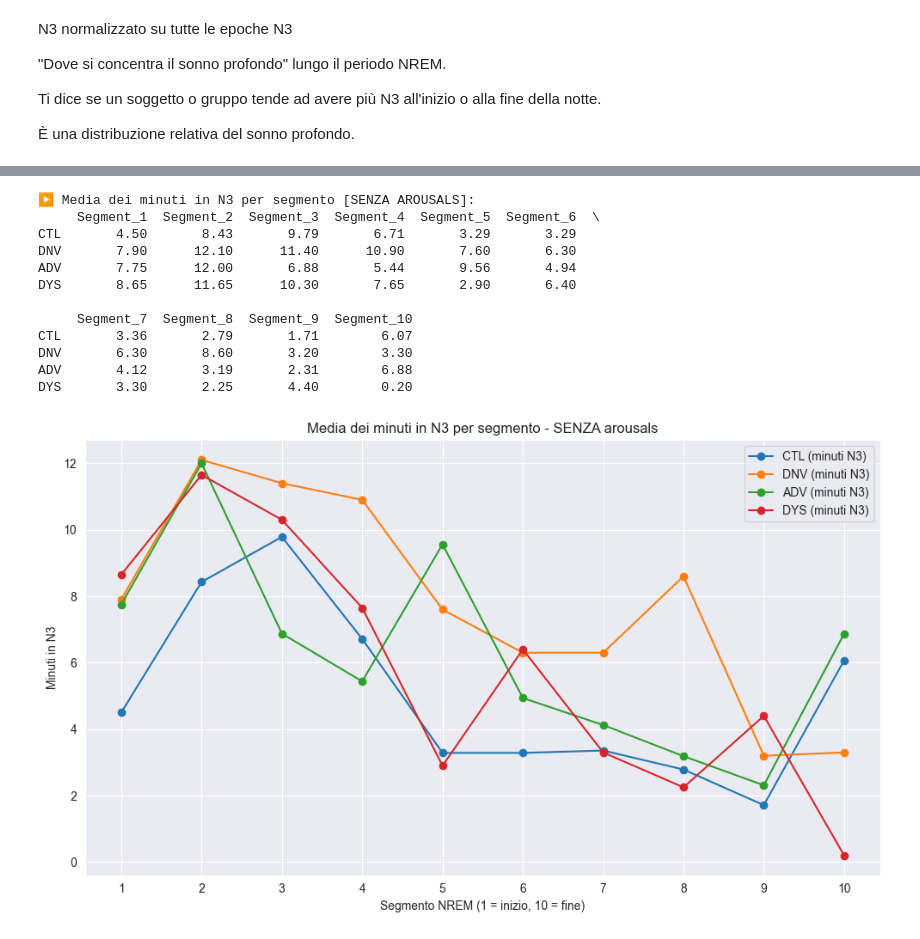
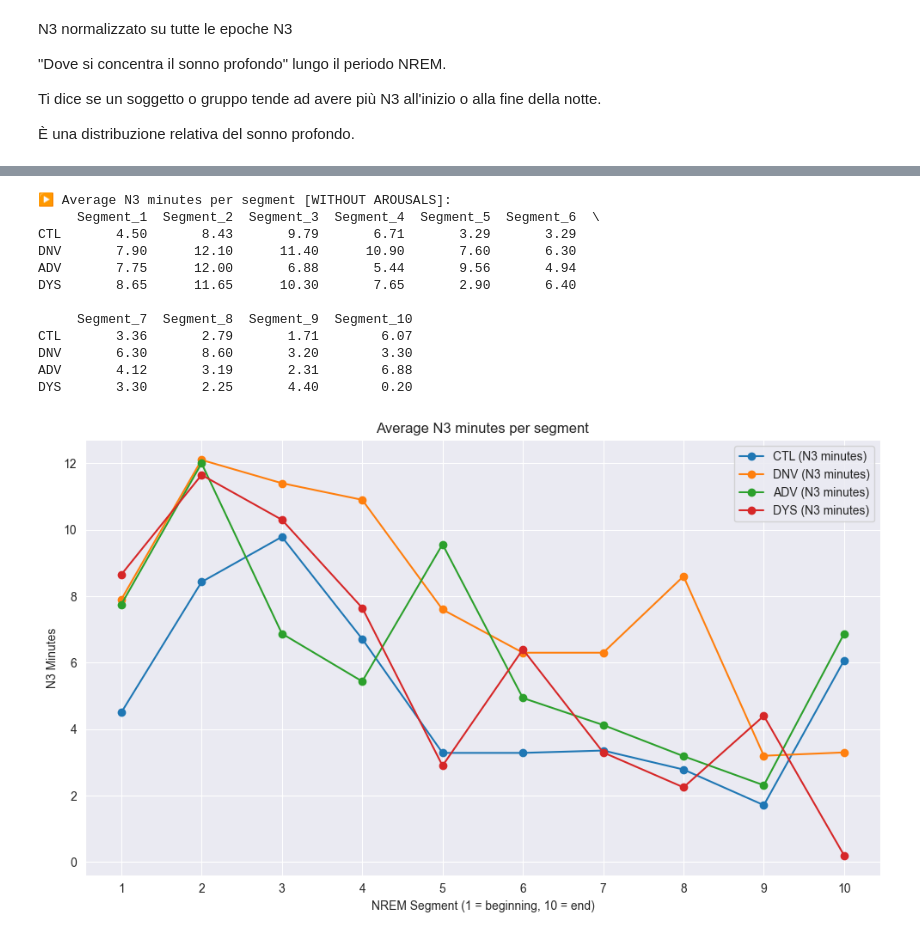
Before and after one commit to LorenzoSpampinato/lip-pd-sleep-v1, a Jupyter notebook: Data_Analysis/hypnogram_analysis.ipynb, the cells around one changed output, grey strips where cells are left out. Saved outputs shown, nothing was run; the diff lists cells and outputs as text; code cells hidden in the pictures.

```diff
--- a/Data_Analysis/hypnogram_analysis.ipynb
+++ b/Data_Analysis/hypnogram_analysis.ipynb
@@ -855,56 +1142,62 @@ import numpy as np
 import pandas as pd
 import matplotlib.pyplot as plt
 
-# --- SENZA AROUSALS ---
+# --- WITHOUT AROUSALS ---
 
+# Initialize the structure to save N3 minutes profiles for each group
 group_n3_minutes_clean = {group: [] for group in groups.keys()}
-group_n3_minutes_clean["Unknown"] = []
+group_n3_minutes_clean["Unknown"] = []  # For subjects not classified into any group
 
+# Loop through each subject
 for (subject_id, stages), arousals in zip(all_data, arousals_data):
-    arousals_mask = arousals != 1
+    arousals_mask = arousals != 1  # Mask out arousals
     clean_stages = stages[arousals_mask]
 
+    # Mask for NREM (N1=1, N2=2, N3=3)
     nrem_mask = np.isin(clean_stages, [1, 2, 3])
     nrem_stages = clean_stages[nrem_mask]
 
+    # Skip if the NREM sequence is too short
     if len(nrem_stages) < 10:
         continue
 
+    # Divide into 10 equal segments
     segment_length = len(nrem_stages) // 10
-    n3_minutes = []  # Lista per memorizzare i minuti in N3 per ogni segmento
+    n3_minutes = []  # List to store minutes in N3 for each segment
 
     for i in range(10):
         start = i * segment_length
         end = (i + 1) * segment_length if i < 9 else len(nrem_stages)
         segment = nrem_stages[start:end]
 
-        # Calcola il numero di N3 nel segmento
+        # Count the number of N3 in the segment
         n3_count = np.sum(segment == 3)
 
-        # Aggiungi il numero di minuti in N3 per segmento (dove ogni epoca è di 30 secondi)
-        n3_minutes.append(n3_count / 2)  # Dividi per 2 per ottenere i minuti
+        # Add the number of minutes in N3 for each segment (each epoch is 30 seconds)
+        n3_minutes.append(n3_count / 2)  # Divide by 2 to get the minutes
 
-
-    # Media dei minuti in N3 per ogni segmento
+    # Store the average N3 minutes per segment
     n3_minutes_avg = [minute for minute in n3_minutes]
 
+    # Determine the group of the subject
     group = next((g for g, subjects in groups.items() if subject_id in subjects), "Unknown")
     group_n3_minutes_clean[group].append(n3_minutes_avg)
 
+# Prepare the data for the DataFrame
 rows = []
 
-# Invertiamo groups per trovare soggetto → gruppo
+# Reverse the groups to find subject → group
 subject_to_group = {}
 for group, subject_ids in groups.items():
     for sid in subject_ids:
         subject_to_group[sid] = group
 
-# Serve un contatore perché group_n3_profiles ha solo i profili, non gli ID
+# Use a counter because group_n3_profiles only has profiles, not subject IDs
 for group, profiles in group_n3_minutes_clean.items():
     for idx, profile in enumerate(profiles):
         row = {
             "Group": group,
-            "Subject_ID": f"{group}_{idx:02d}"  # inventiamo un ID univoco
+            "Subject_ID": f"{group}_{idx:02d}"  # Create a unique ID for each subject
         }
         for i, val in enumerate(profile):
             row[f"Segment_{i+1}"] = val
@@ -912,49 +1205,50 @@ for group, profiles in group_n3_minutes_clean.items():
 
 df_long_min = pd.DataFrame(rows)
 
-# Media per gruppo
+# Calculate the average for each group
 group_n3_avg_minutes_clean = {
     group: np.mean(minutes, axis=0)
     for group, minutes in group_n3_minutes_clean.items()
     if minutes
 }
 
-# DataFrame per i minuti medi
+# Create the DataFrame for the average N3 minutes
 df_n3_minutes_clean = pd.DataFrame(
     group_n3_avg_minutes_clean,
     index=[f"Segment_{i+1}" for i in range(10)]
 ).T
 
-print("\n▶ Media dei minuti in N3 per segmento [SENZA AROUSALS]:")
+print("\n▶ Average N3 minutes per segment [WITHOUT AROUSALS]:")
 print(df_n3_minutes_clean.round(2))
 
-# Plot per i minuti in N3
+# Plot the N3 minutes
 x = np.arange(1, 11)
 plt.figure(figsize=(10, 6))
+
 for group in ["CTL", "DNV", "ADV", "DYS"]:
     if group in group_n3_avg_minutes_clean:
-        plt.plot(x, group_n3_avg_minutes_clean[group], marker='o', linestyle='-', label=f"{group} (minuti N3)")
+        plt.plot(x, group_n3_avg_minutes_clean[group], marker='o', linestyle='-', label=f"{group} (N3 minutes)")
 
-plt.title("Media dei minuti in N3 per segmento - SENZA arousals")
-plt.xlabel("Segmento NREM (1 = inizio, 10 = fine)")
-plt.ylabel("Minuti in N3")
+plt.title("Average N3 minutes per segment")
+plt.xlabel("NREM Segment (1 = beginning, 10 = end)")
+plt.ylabel("N3 Minutes")
 plt.xticks(x)
 plt.legend()
 plt.grid(True)
 plt.tight_layout()
 plt.show()
 # %% [output]
-▶ Media dei minuti in N3 per segmento [SENZA AROUSALS]:
+▶ Average N3 minutes per segment [WITHOUT AROUSALS]:
      Segment_1  Segment_2  Segment_3  Segment_4  Segment_5  Segment_6  \
 CTL       4.50       8.43       9.79       6.71       3.29       3.29
 DNV       7.90      12.10      11.40      10.90       7.60       6.30
 ADV       7.75      12.00       6.88       5.44       9.56       4.94
 DYS       8.65      11.65      10.30       7.65       2.90       6.40
 
      Segment_7  Segment_8  Segment_9  Segment_10
 CTL       3.36       2.79       1.71        6.07
 DNV       6.30       8.60       3.20        3.30
 ADV       4.12       3.19       2.31        6.88
 DYS       3.30       2.25       4.40        0.20
-[figure, old version]
+[figure, new version]
 # %%
```
Also changed, not shown: parts of 29 cells of this notebook, 11 other files.
